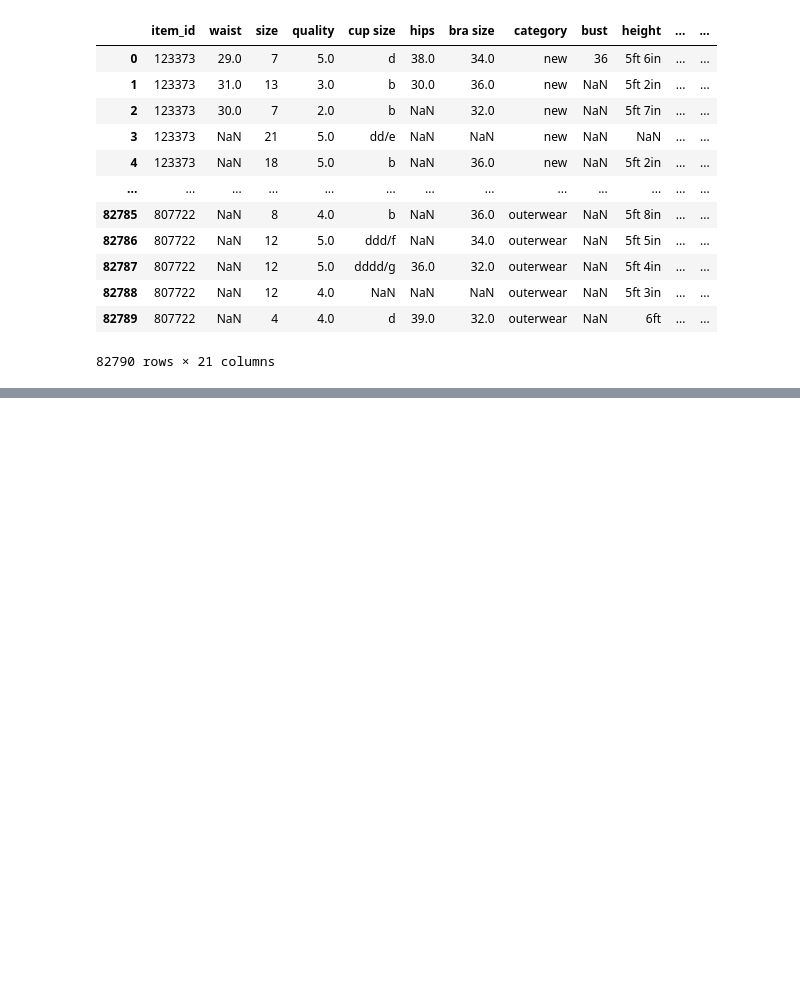
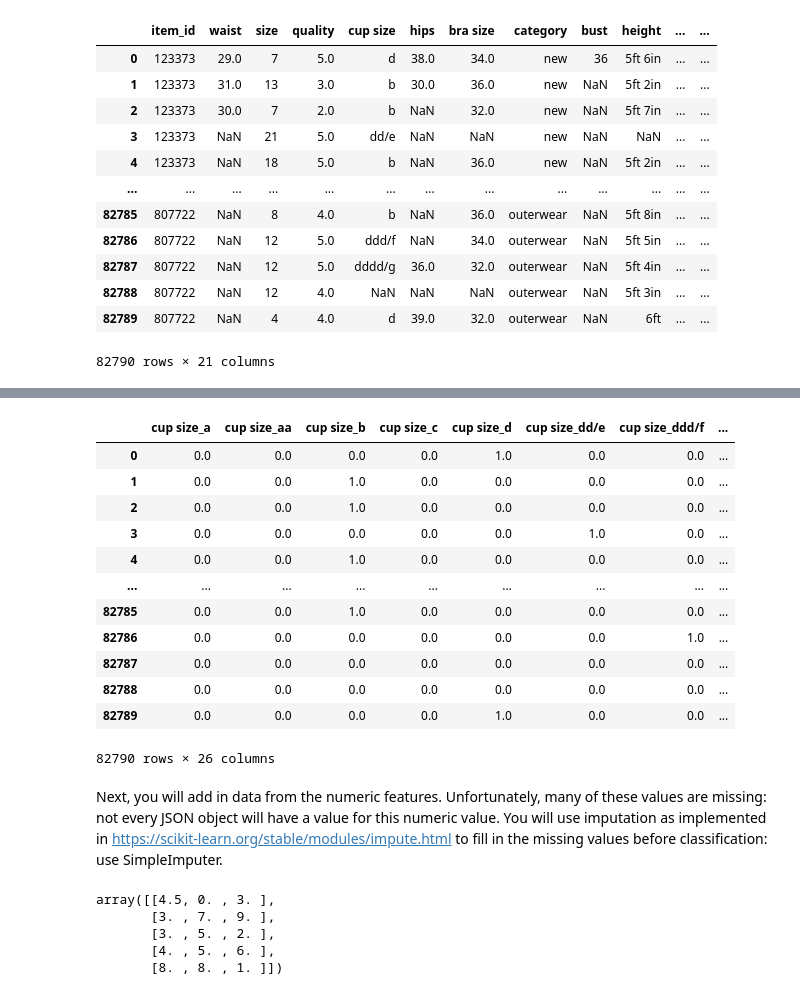
Before and after one commit to zachfreitas/ADS_504_Machine_Learning, a Jupyter notebook: Module_4/Assignment_4/Zachariah_Freitas_Assignment_4_1.ipynb, the cells around one changed output, grey strips where cells are left out. Cells and saved outputs as stored; diff of their text form; code cells hidden in the pictures; blank space fills up the shorter version.

```diff
--- a/Module_4/Assignment_4/Zachariah_Freitas_Assignment_4_1.ipynb
+++ b/Module_4/Assignment_4/Zachariah_Freitas_Assignment_4_1.ipynb
@@ -157,2 +165,26 @@ modcloth_data
+# %%
+# Categorical Data for Reviews:
+# For these values, ‘cup size’, ‘length’, ‘category’, use OneHotEncoder to convert these to a data frame called cat_feat.
+
+# one-hot encode
+ohe = OneHotEncoder(sparse=False).fit(modcloth_data[['cup size', 'length', 'category']])
+
+cat_feat = pd.DataFrame(ohe.transform(modcloth_data[['cup size', 'length', 'category']]), columns=ohe.get_feature_names(['cup size', 'length', 'category']))
+
+cat_feat
+# %% [output]
+|  | cup size_a | cup size_aa | cup size_b | cup size_c | cup size_d | cup size_dd/e | cup size_ddd/f | ... |
+| 0 | 0.0 | 0.0 | 0.0 | 0.0 | 1.0 | 0.0 | 0.0 | ... |
+| 1 | 0.0 | 0.0 | 1.0 | 0.0 | 0.0 | 0.0 | 0.0 | ... |
+| 2 | 0.0 | 0.0 | 1.0 | 0.0 | 0.0 | 0.0 | 0.0 | ... |
+| 3 | 0.0 | 0.0 | 0.0 | 0.0 | 0.0 | 1.0 | 0.0 | ... |
+| 4 | 0.0 | 0.0 | 1.0 | 0.0 | 0.0 | 0.0 | 0.0 | ... |
+| ... | ... | ... | ... | ... | ... | ... | ... | ... |
+| 82785 | 0.0 | 0.0 | 1.0 | 0.0 | 0.0 | 0.0 | 0.0 | ... |
+| 82786 | 0.0 | 0.0 | 0.0 | 0.0 | 0.0 | 0.0 | 1.0 | ... |
+| 82787 | 0.0 | 0.0 | 0.0 | 0.0 | 0.0 | 0.0 | 0.0 | ... |
+| 82788 | 0.0 | 0.0 | 0.0 | 0.0 | 0.0 | 0.0 | 0.0 | ... |
+| 82789 | 0.0 | 0.0 | 0.0 | 0.0 | 1.0 | 0.0 | 0.0 | ... |
+82790 rows × 26 columns
 # %%
 # Split the dataset using the following line:
@@ -159,0 +199,24 @@ X_train, X_test, y_train, y_test = train_test_split(X, y, test_size=0.10, random
+# %% [markdown]
+Next, you will add in data from the numeric features. Unfortunately, many of these values are
+missing: not every JSON object will have a value for this numeric value. You will use imputation
+as implemented in https://scikit-learn.org/stable/modules/impute.html to fill in the missing values
+before classification: use SimpleImputer.
+# %%
+from numpy import nan
+X = np.array([[ nan, 0,   3  ],
+              [ 3,   7,   9  ],
+              [ 3,   5,   2  ],
+              [ 4,   nan, 6  ],
+              [ 8,   8,   1  ]])
+y = np.array([14, 16, -1,  8, -5])
+
+
+imp = SimpleImputer(strategy='mean')
+X2 = imp.fit_transform(X)
+X2
+# %% [output]
+array([[4.5, 0. , 3. ],
+       [3. , 7. , 9. ],
+       [3. , 5. , 2. ],
+       [4. , 5. , 6. ],
+       [8. , 8. , 1. ]])
```
Also changed, not shown: parts of 13 cells of this notebook.
